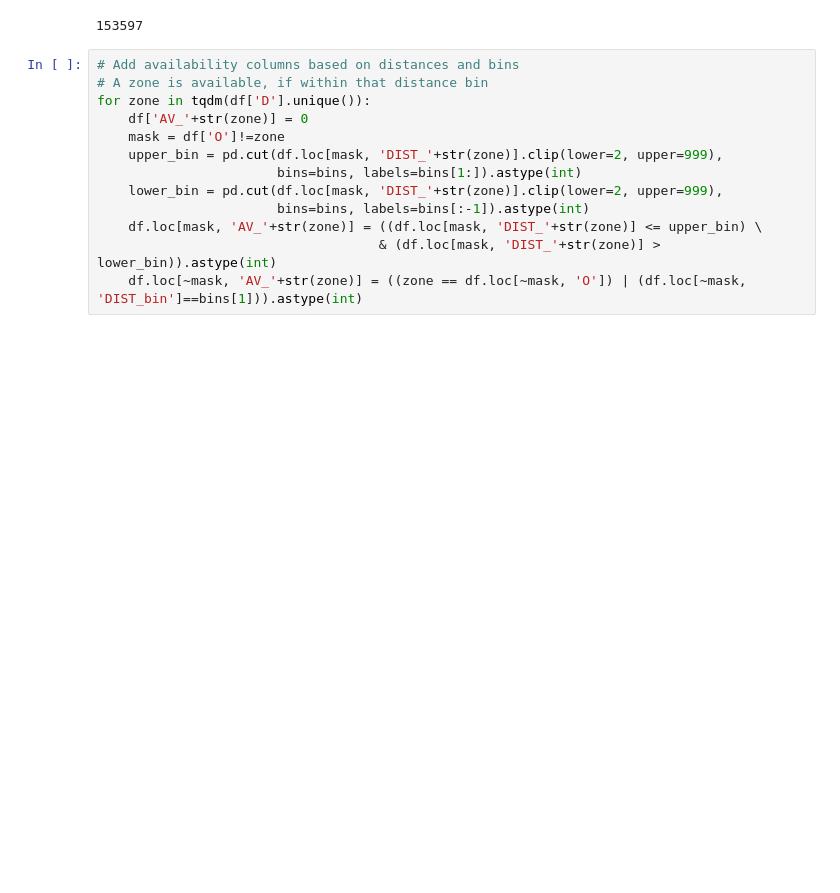
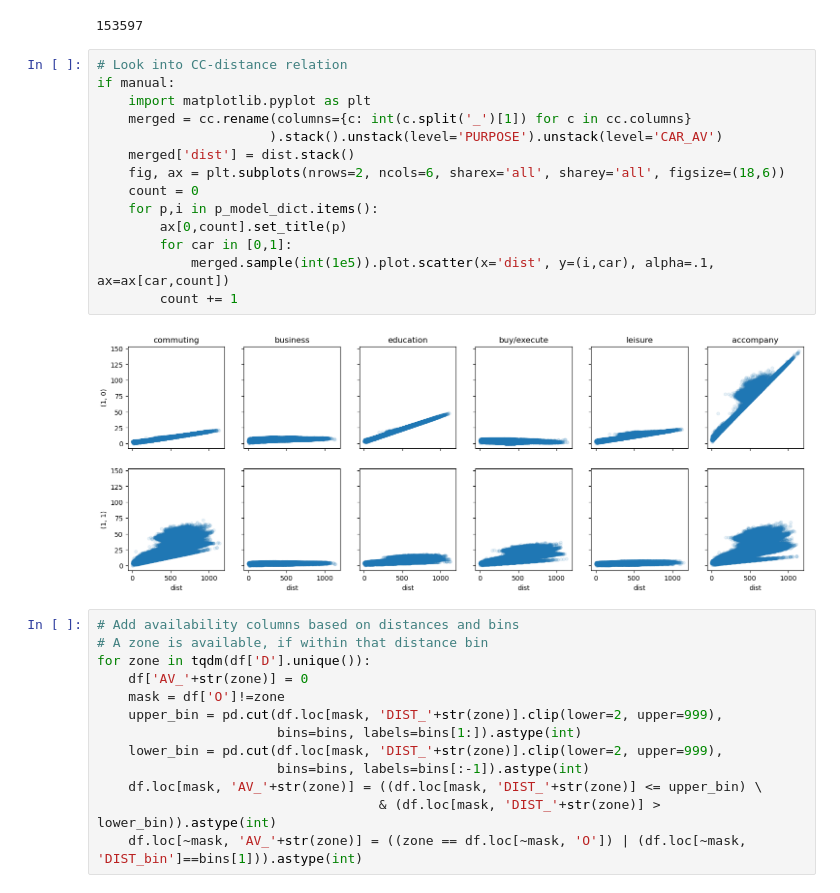
Before and after one commit to marlinarnz/quetzal_germany, a Jupyter notebook: notebooks/cal_destination.ipynb, the cells around one changed output. Drawn from its saved outputs; the diff is of its cells as text; blank space fills up the shorter version.

```diff
--- a/notebooks/cal_destination.ipynb
+++ b/notebooks/cal_destination.ipynb
@@ -314,6 +316,22 @@ df = df.loc[df.notna().all(axis=1)]
 len(df)
 # %% [output]
 153597
+# %%
+# Look into CC-distance relation
+if manual:
+    import matplotlib.pyplot as plt
+    merged = cc.rename(columns={c: int(c.split('_')[1]) for c in cc.columns}
+                      ).stack().unstack(level='PURPOSE').unstack(level='CAR_AV')
+    merged['dist'] = dist.stack()
+    fig, ax = plt.subplots(nrows=2, ncols=6, sharex='all', sharey='all', figsize=(18,6))
+    count = 0
+    for p,i in p_model_dict.items():
+        ax[0,count].set_title(p)
+        for car in [0,1]:
+            merged.sample(int(1e5)).plot.scatter(x='dist', y=(i,car), alpha=.1, ax=ax[car,count])
+        count += 1
+# %% [output]
+[figure, added]
 # %%
 # Add availability columns based on distances and bins
 # A zone is available, if within that distance bin
```
Also changed, not shown: parts of 7 cells of this notebook.
